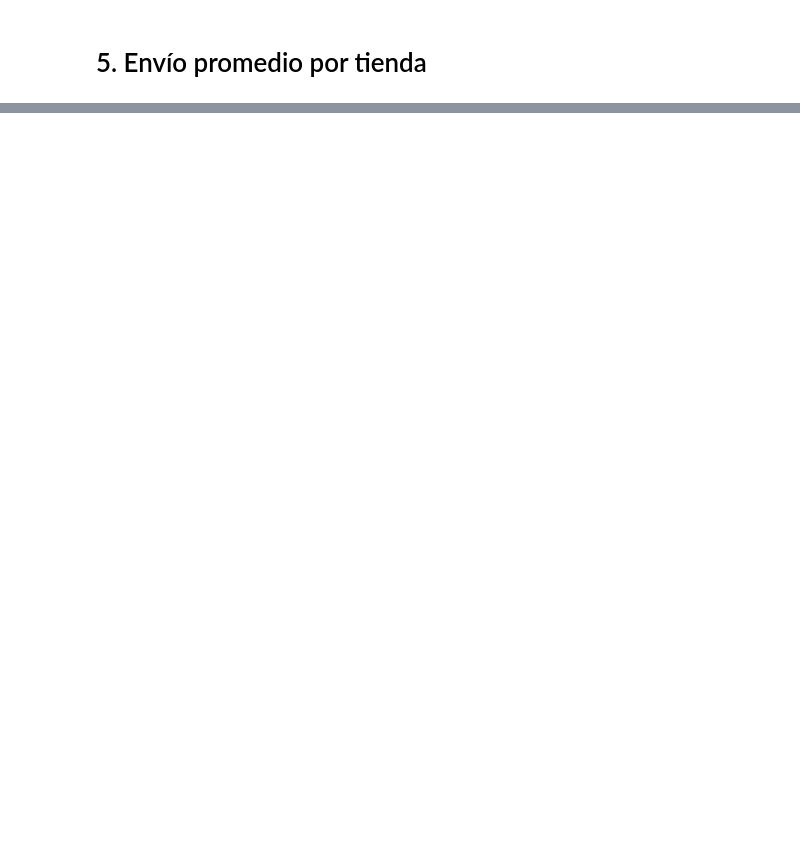
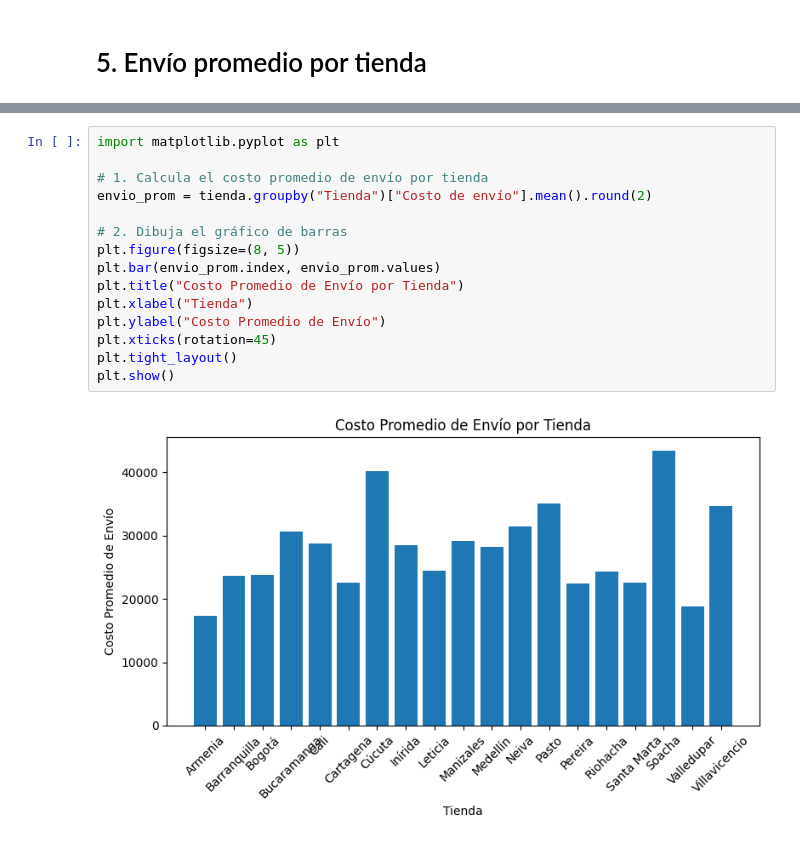
Before and after one commit to OliviaBurgosBlanco08/challenge1-data-science-latam-main, a Jupyter notebook: AluraStoreLatam.ipynb, the cells around one changed output, grey strips where cells are left out. Saved outputs shown, nothing was run; the diff lists cells and outputs as text; blank space fills up the shorter version.

```diff
--- a/AluraStoreLatam.ipynb
+++ b/AluraStoreLatam.ipynb
@@ -126,0 +203,17 @@ Name: Costo de envío, dtype: float64
+# %%
+import matplotlib.pyplot as plt
+
+# 1. Calcula el costo promedio de envío por tienda
+envio_prom = tienda.groupby("Tienda")["Costo de envío"].mean().round(2)
+
+# 2. Dibuja el gráfico de barras
+plt.figure(figsize=(8, 5))
+plt.bar(envio_prom.index, envio_prom.values)
+plt.title("Costo Promedio de Envío por Tienda")
+plt.xlabel("Tienda")
+plt.ylabel("Costo Promedio de Envío")
+plt.xticks(rotation=45)
+plt.tight_layout()
+plt.show()
+# %% [output]
+[figure, added]
```
Also changed, not shown: parts of 14 cells of this notebook.
